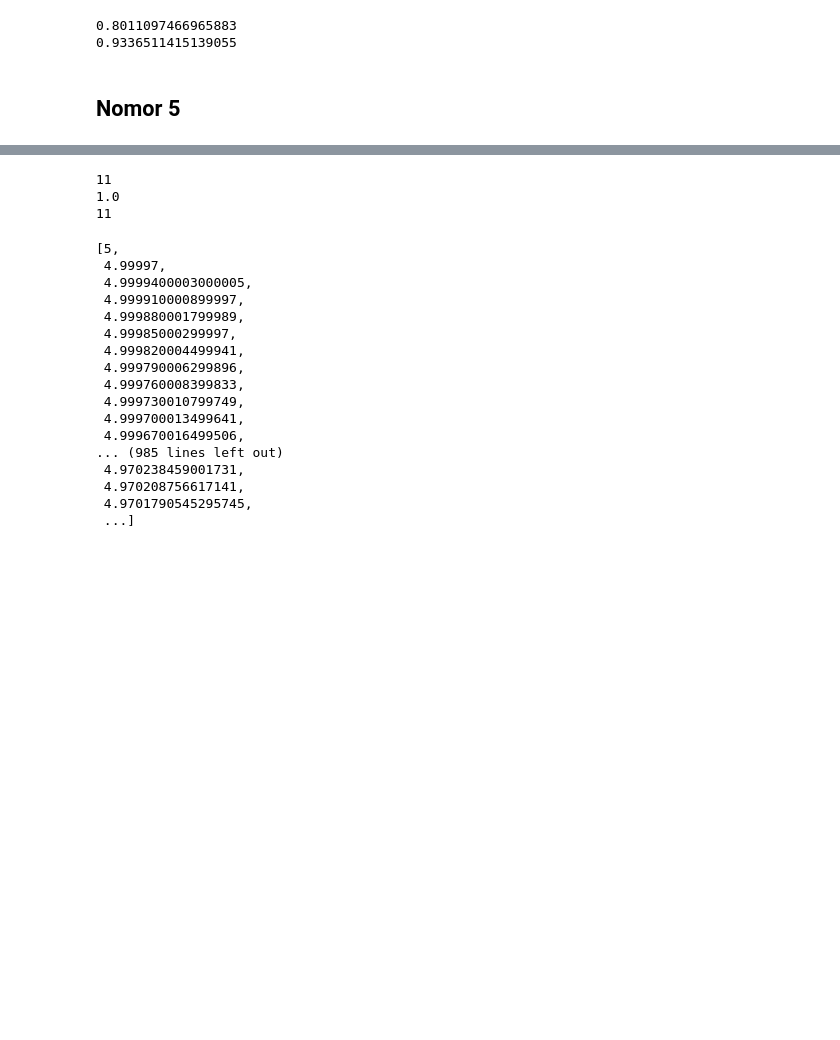
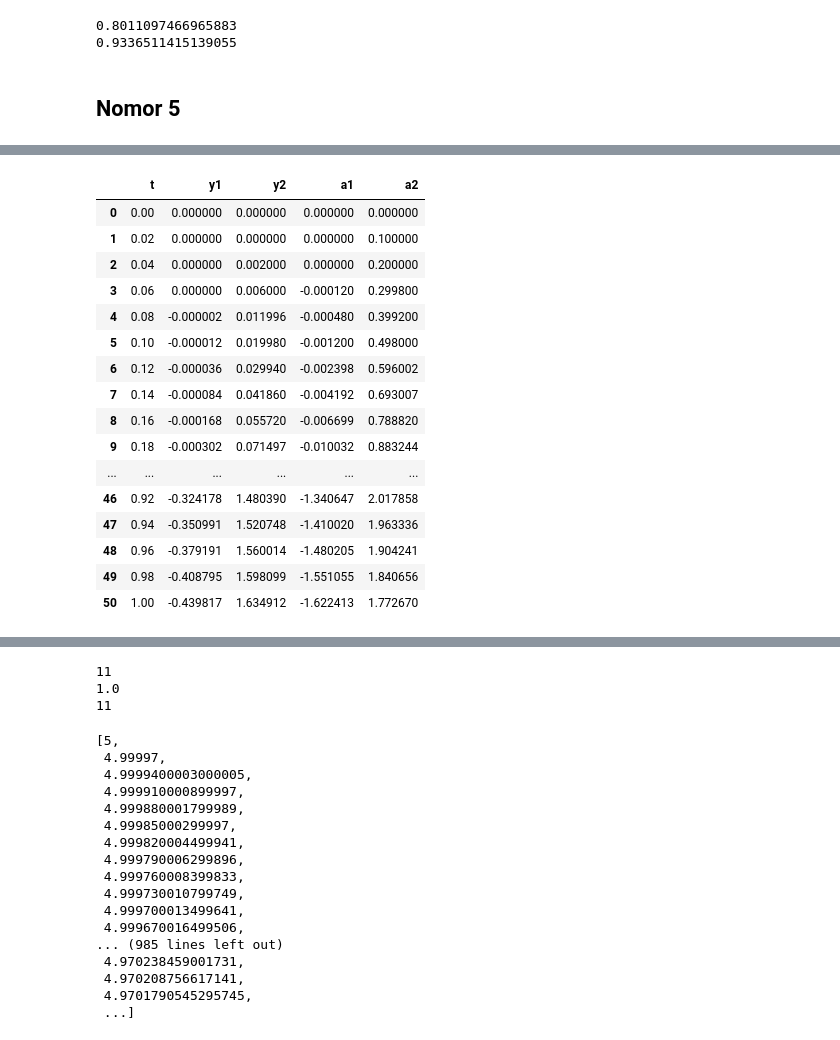
Before and after one commit to RendiZein/Metode-Rekayasa-Komputasi, a Jupyter notebook: Euler Method.ipynb, the cells around one changed output, grey strips where cells are left out. Cells and saved outputs as stored; diff of their text form; code cells hidden in the pictures; blank space fills up the shorter version.

```diff
--- a/Euler Method.ipynb
+++ b/Euler Method.ipynb
@@ -229,0 +423,20 @@ print(a[-1])
+# %%
+euler_no_5(delta_t=0.02)
+# %% [output]
+|  | t | y1 | y2 | a1 | a2 |
+| 0 | 0.00 | 0.000000 | 0.000000 | 0.000000 | 0.000000 |
+| 1 | 0.02 | 0.000000 | 0.000000 | 0.000000 | 0.100000 |
+| 2 | 0.04 | 0.000000 | 0.002000 | 0.000000 | 0.200000 |
+| 3 | 0.06 | 0.000000 | 0.006000 | -0.000120 | 0.299800 |
+| 4 | 0.08 | -0.000002 | 0.011996 | -0.000480 | 0.399200 |
+| 5 | 0.10 | -0.000012 | 0.019980 | -0.001200 | 0.498000 |
+| 6 | 0.12 | -0.000036 | 0.029940 | -0.002398 | 0.596002 |
+| 7 | 0.14 | -0.000084 | 0.041860 | -0.004192 | 0.693007 |
+| 8 | 0.16 | -0.000168 | 0.055720 | -0.006699 | 0.788820 |
+| 9 | 0.18 | -0.000302 | 0.071497 | -0.010032 | 0.883244 |
+| ... | ... | ... | ... | ... | ... |
+| 46 | 0.92 | -0.324178 | 1.480390 | -1.340647 | 2.017858 |
+| 47 | 0.94 | -0.350991 | 1.520748 | -1.410020 | 1.963336 |
+| 48 | 0.96 | -0.379191 | 1.560014 | -1.480205 | 1.904241 |
+| 49 | 0.98 | -0.408795 | 1.598099 | -1.551055 | 1.840656 |
+| 50 | 1.00 | -0.439817 | 1.634912 | -1.622413 | 1.772670 |
```
Also changed, not shown: parts of 26 cells of this notebook.
